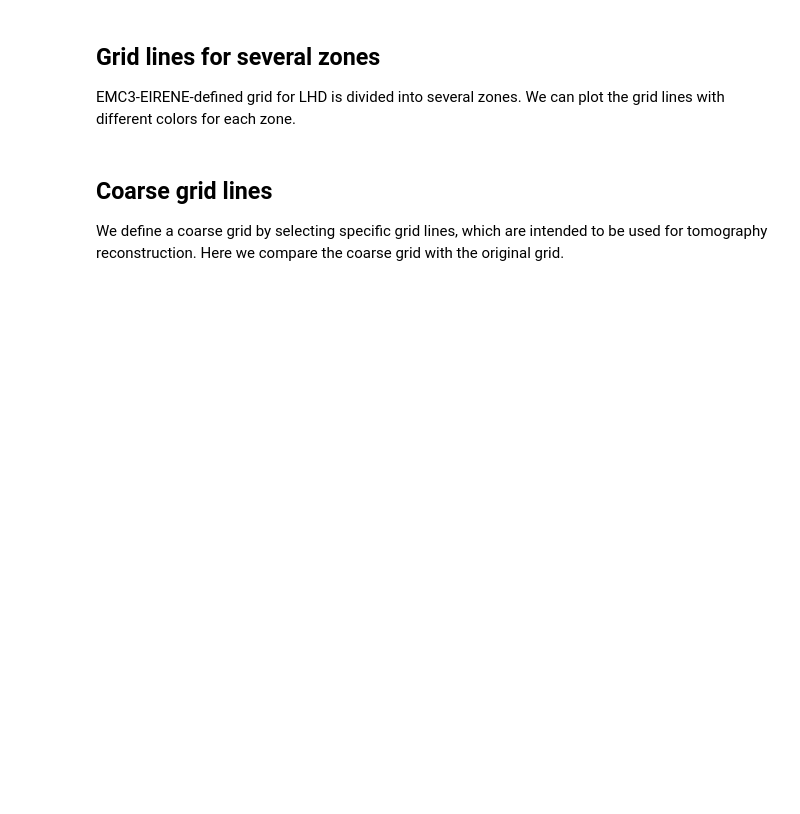
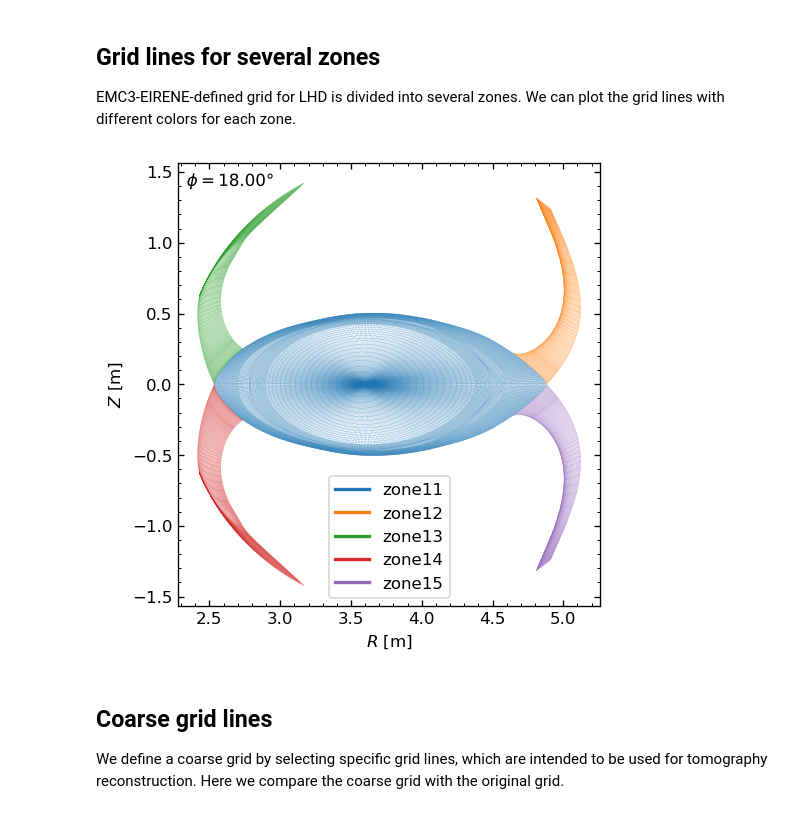
Before and after one commit to munechika-koyo/cherab_lhd, a Jupyter notebook: docs/notebooks/emc3/grid.ipynb, the cells around one changed output. Cells and saved outputs as stored; diff of their text form; code cells hidden in the pictures; blank space fills up the shorter version.

```diff
--- a/docs/notebooks/emc3/grid.ipynb
+++ b/docs/notebooks/emc3/grid.ipynb
@@ -48,15 +60,17 @@ We can plot the grid lines with different colors for each zone.
 # %%
 zones = ["zone11", "zone12", "zone13", "zone14", "zone15"]
 
-fig, ax = plt.subplots(dpi=200)
+fig, ax = plt.subplots()
 show_phi = True
 for i, zone in enumerate(zones):
     Grid(zone).plot(fig=fig, ax=ax, linewidth=0.1, n_phi=-1, show_phi=show_phi, color=f"C{i}")
     show_phi = False
 
 # Add a legend
 proxy = [plt.Line2D([0], [0], color=f"C{i}", lw=2) for i in range(len(zones))]
 ax.legend(proxy, [f"{zone}" for zone in zones]);
+# %% [output]
+[figure, added]
 # %% [markdown]
 ## Coarse grid lines
 
```
Also changed, not shown: parts of 6 cells of this notebook.
